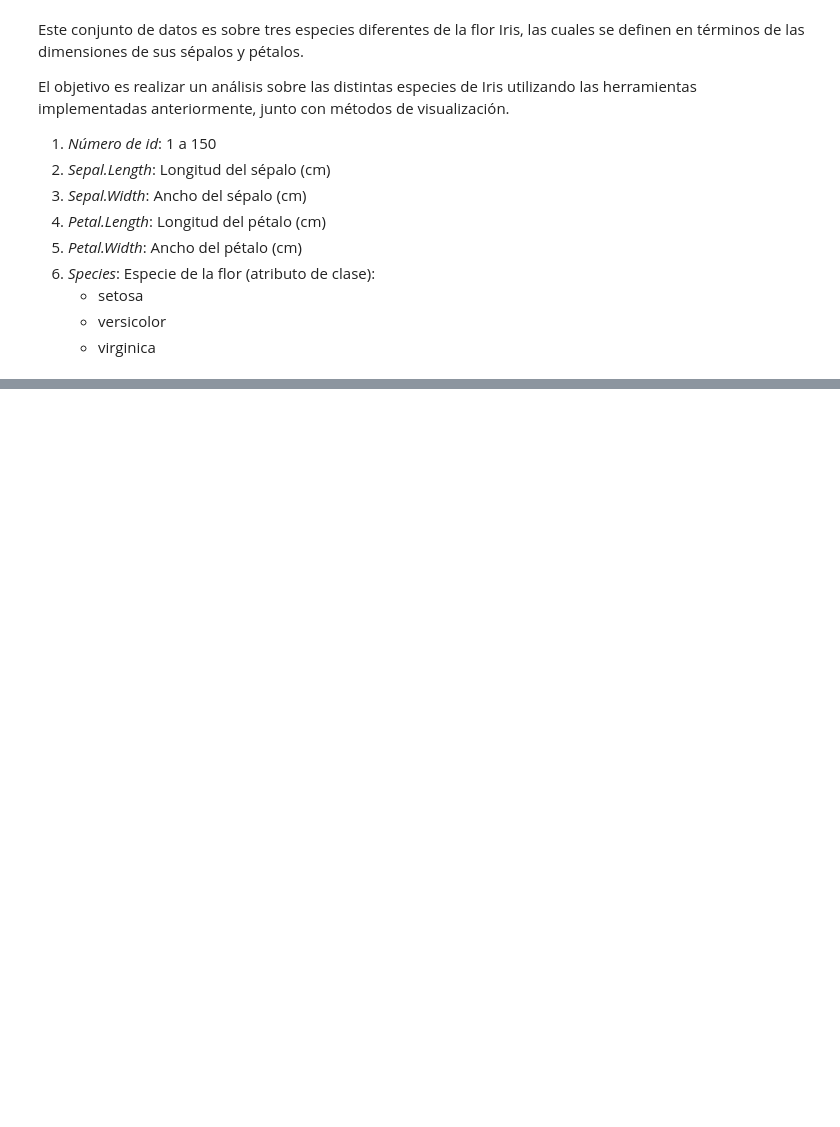
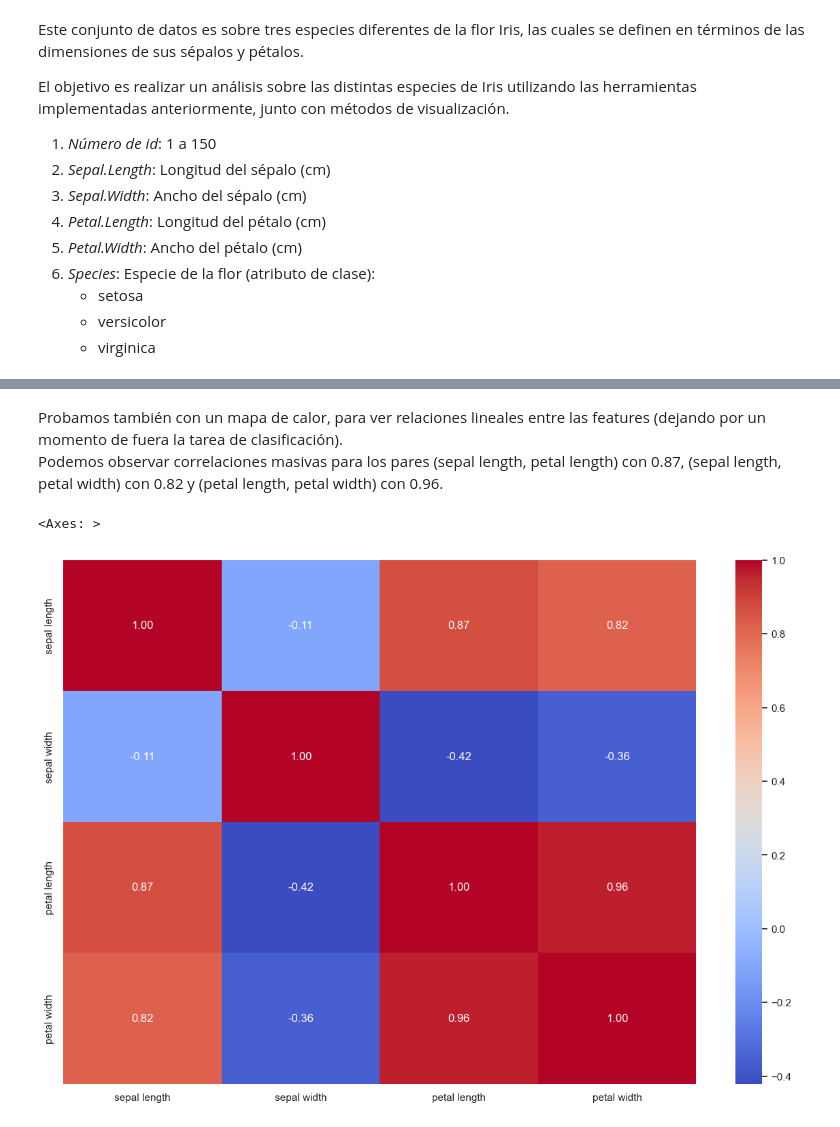
Before and after one commit to Gustavo-HA/MCE-Segundo_Semestre, a Jupyter notebook: Ciencia de Datos/Tareas/Tarea1/Tarea1.ipynb, the cells around one changed output, grey strips where cells are left out. Cells and saved outputs as stored; diff of their text form; code cells hidden in the pictures; blank space fills up the shorter version.

```diff
--- a/Ciencia de Datos/Tareas/Tarea1/Tarea1.ipynb
+++ b/Ciencia de Datos/Tareas/Tarea1/Tarea1.ipynb
@@ -295,0 +366,14 @@ AttributeError: 'NoneType' object has no attribute 'str'
+# %% [markdown]
+Probamos también con un mapa de calor, para ver relaciones lineales entre las features (dejando por un momento de fuera la tarea de clasificación).
+Podemos observar correlaciones masivas para los pares (sepal length, petal length) con 0.87, (sepal length, petal width) con 0.82 y (petal length, petal width) con 0.96.
+# %%
+plt.figure(figsize=(15,10))
+
+columnas = df.columns[:-1] # Todas menos la clase
+
+corr_matrix = df[columnas].corr()
+
+sns.heatmap(corr_matrix, cmap="coolwarm", fmt = ".2f", annot=True)
+# %% [output]
+<Axes: >
+[figure, added]
```
Also changed, not shown: parts of 17 cells of this notebook.
